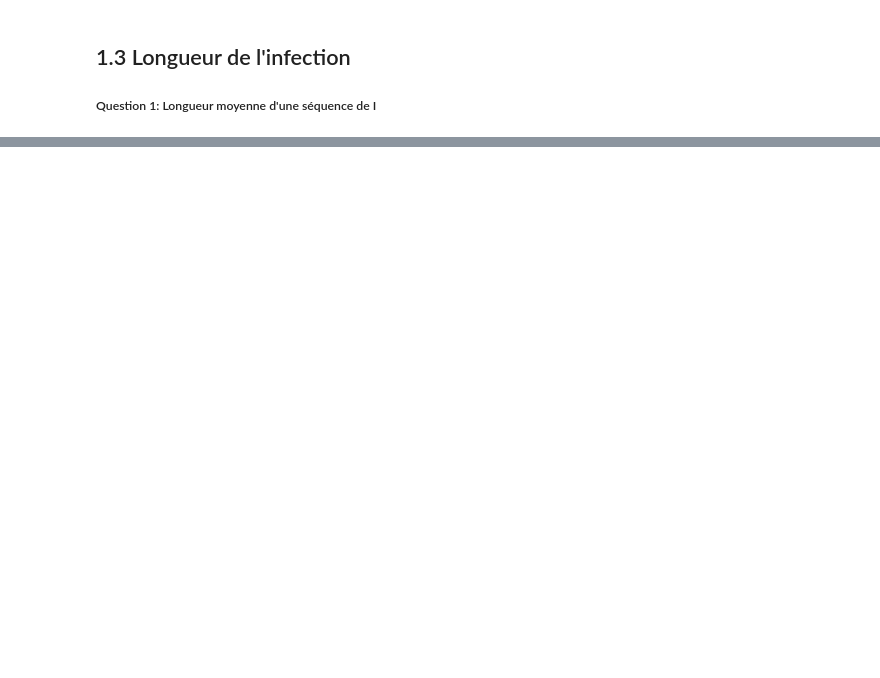
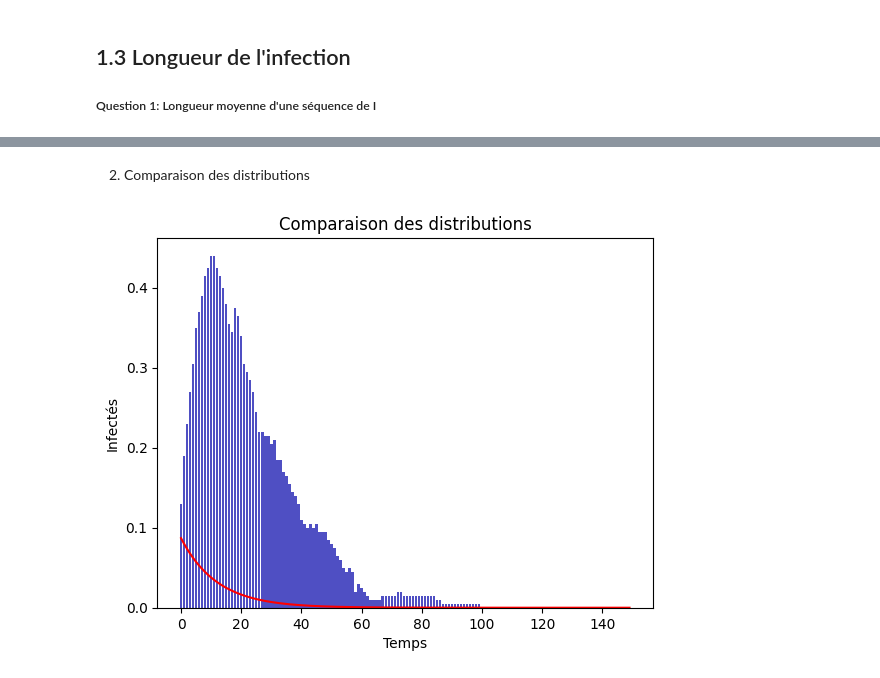
Before and after one commit to maelodie/markov, a Jupyter notebook: markov.ipynb, the cells around one changed output, grey strips where cells are left out. Saved outputs shown, nothing was run; the diff lists cells and outputs as text; code cells hidden in the pictures; blank space fills up the shorter version.

```diff
--- a/markov.ipynb
+++ b/markov.ipynb
@@ -268,0 +333,22 @@ longueur_I_obs(300)
+# %% [markdown]
+2. Comparaison des distributions
+# %%
+def comp_distributions(list_theorique, list_observee):
+
+    # affichage de l'histogramme de la distribution observee
+    plt.bar(range(len(list_observee)), list_observee, color='#0504aa', alpha=0.7)
+
+    #affichage de l'histogramme de la distribution theorique
+    plt.plot(np.arange(len(list_theorique)), list_theorique, color='red')
+
+    #légendes
+    plt.title('Comparaison des distributions')
+    plt.xlabel('Temps')
+    plt.ylabel("Infectés")
+    plt.show()
+
+list_th = distribution_th(150, 0.08)
+list_obs = longueur_by_time(150, 200)
+comp_distributions(list_th, list_obs)
+# %% [output]
+[figure, added]
```
Also changed, not shown: parts of 11 cells of this notebook.
